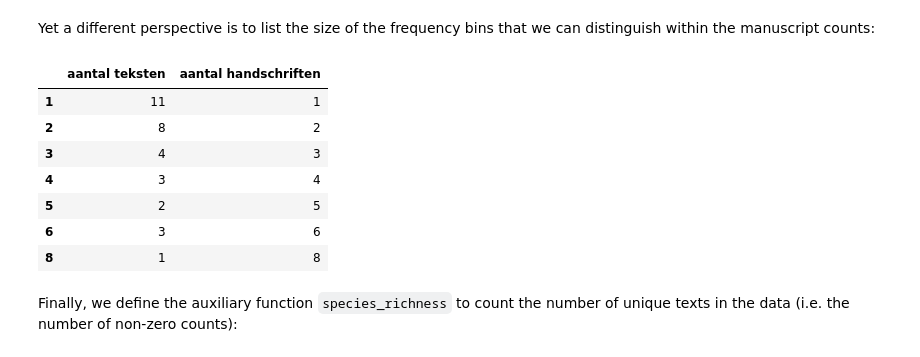
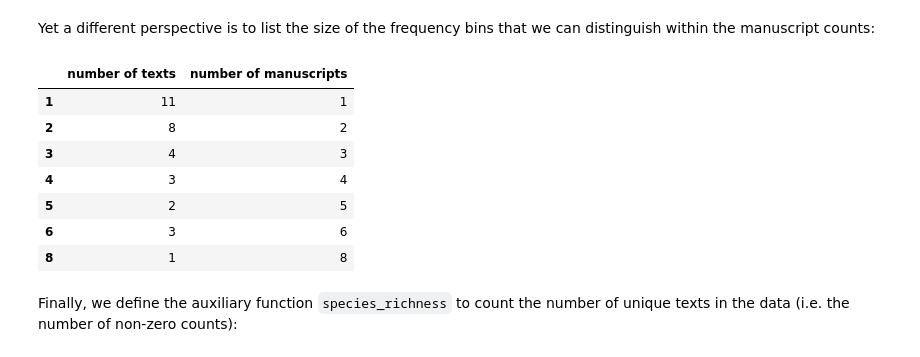
Before and after one commit to ThorkellMoon/FASNL_loss, a Jupyter notebook: analysis.ipynb, the cells around one changed output. Drawn from its saved outputs; the diff is of its cells as text; code cells hidden in the pictures.

```diff
--- a/analysis.ipynb
+++ b/analysis.ipynb
@@ -73,12 +73,12 @@ plt.savefig('output/Fig1.jpeg', dpi=300, transparent=True)
 Yet a different perspective is to list the size of the frequency bins that we can distinguish within the manuscript counts:
 # %%
 types = mnl.groupby('text').size().sort_values(ascending=False).value_counts().sort_index()
-types = types.to_frame(name='aantal teksten')
-types['aantal handschriften'] = types.index
+types = types.to_frame(name='number of texts')
+types['number of manuscripts'] = types.index
 types.to_excel('output/Tab1.xlsx')
 types
 # %% [output]
-|  | aantal teksten | aantal handschriften |
+|  | number of texts | number of manuscripts |
 | 1 | 11 | 1 |
 | 2 | 8 | 2 |
 | 3 | 4 | 3 |
```
Also changed, not shown: parts of 2 cells of this notebook, 6 other files.
